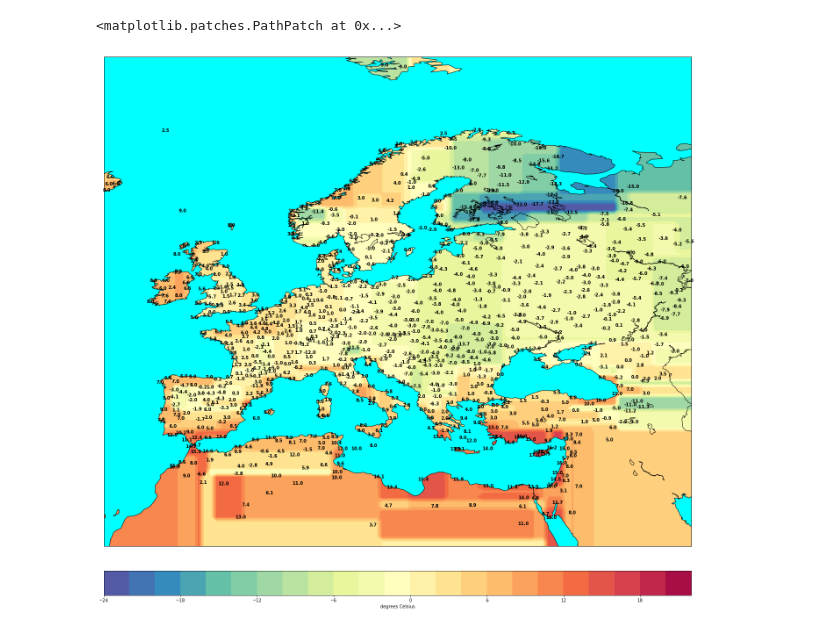
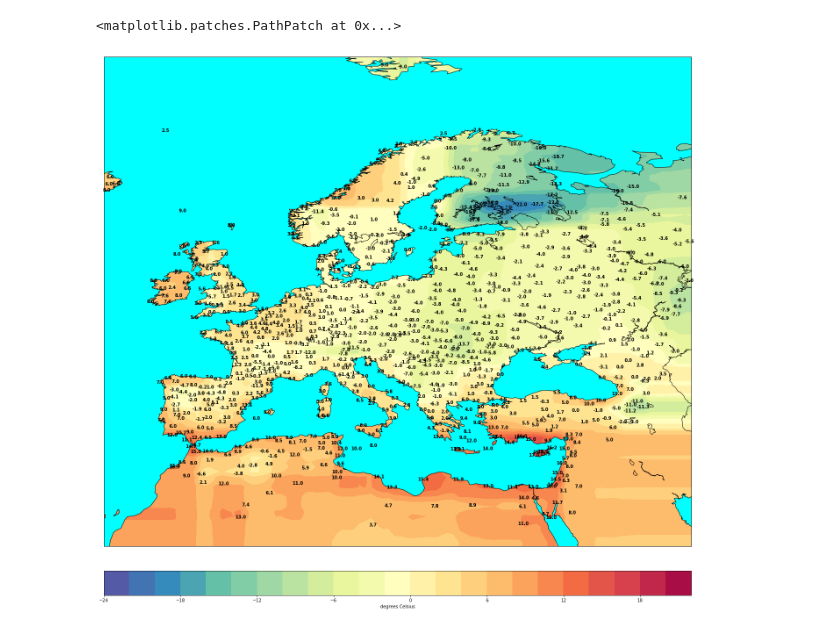
Before and after one commit to tam-leminh/meteo-data-ml, a Jupyter notebook: Meteo.ipynb, the cells around one changed output. Saved outputs shown, nothing was run; the diff lists cells and outputs as text; code cells hidden in the pictures.

Commit message:
ADD Random Forest regression

```diff
--- a/Meteo.ipynb
+++ b/Meteo.ipynb
@@ -10,6 +10,7 @@ import math
 from sklearn.gaussian_process import GaussianProcessRegressor
 from sklearn.gaussian_process.kernels import DotProduct, WhiteKernel, RBF, RationalQuadratic, ConstantKernel as C
 from sklearn.tree import DecisionTreeRegressor
+from sklearn.ensemble import RandomForestRegressor
 import CustomKernels
 from CustomDistances import sq_distance, hv_distance
 from matplotlib.patches import Path, PathPatch
@@ -149,6 +150,15 @@ def regressiontree_temp(X, y, grid, max_depth):
     preds = rtree.predict(grid)
 
     return preds
+
+
+def randomforest_temp(X, y, grid, max_ntree, max_depth, random_state):
+
+    rforest = RandomForestRegressor(n_estimators=max_ntree, max_features='auto',
+                                    max_depth=max_depth, random_state=random_state).fit(X, y)
+    preds = rforest.predict(grid)
+
+    return preds
 # %%
 #Read cities list
 obs = pd.read_csv("data/current-version/Temp-2019_01_03-21_21.csv", ',')
@@ -200,7 +210,8 @@ grid = format_grid_for_prediction(glats, glons)
 #preds = IDW_temp(X_learn, y_learn, grid, 500)
 #preds = gaussprocess_temp(X_learn, y_learn, grid)
 #preds = GWR_temp(X_learn, y_learn, grid)
-preds = regressiontree_temp(X_learn, y_learn, grid, 9)
+#preds = regressiontree_temp(X_learn, y_learn, grid, 10)
+preds = randomforest_temp(X_learn, y_learn, grid, max_ntree=1000, max_depth=10, random_state=69)
 predict = format_prediction_to_grid(preds, nx, ny)
 
 #Plot contours
@@ -209,31 +220,31 @@ cs = map.contourf(gx,gy,predict,clevs,cmap='Spectral_r')
 
 #Display colorbar
 cbar = map.colorbar(cs,location='bottom',pad="5%")
 cbar.set_label('degrees Celsius')
 
 ##getting the limits of the map:
 x0,x1 = ax.get_xlim()
 y0,y1 = ax.get_ylim()
 map_edges = np.array([[x0,y0],[x1,y0],[x1,y1],[x0,y1]])
 
 ##getting all polygons used to draw the coastlines of the map
 polys = [p.boundary for p in map.landpolygons]
 
 ##combining with map edges
 polys = [map_edges]+polys[:]
 
 ##creating a PathPatch
 codes = [
     [Path.MOVETO] + [Path.LINETO for p in p[1:]]
     for p in polys
 ]
 polys_lin = [v for p in polys for v in p]
 codes_lin = [c for cs in codes for c in cs]
 path = Path(polys_lin, codes_lin)
 patch = PathPatch(path,facecolor='cyan', lw=0)
 
 ##masking the data:
 ax.add_patch(patch)
 # %% [output]
 <matplotlib.patches.PathPatch at 0x...>
-[figure, old version]
+[figure, new version]
```
